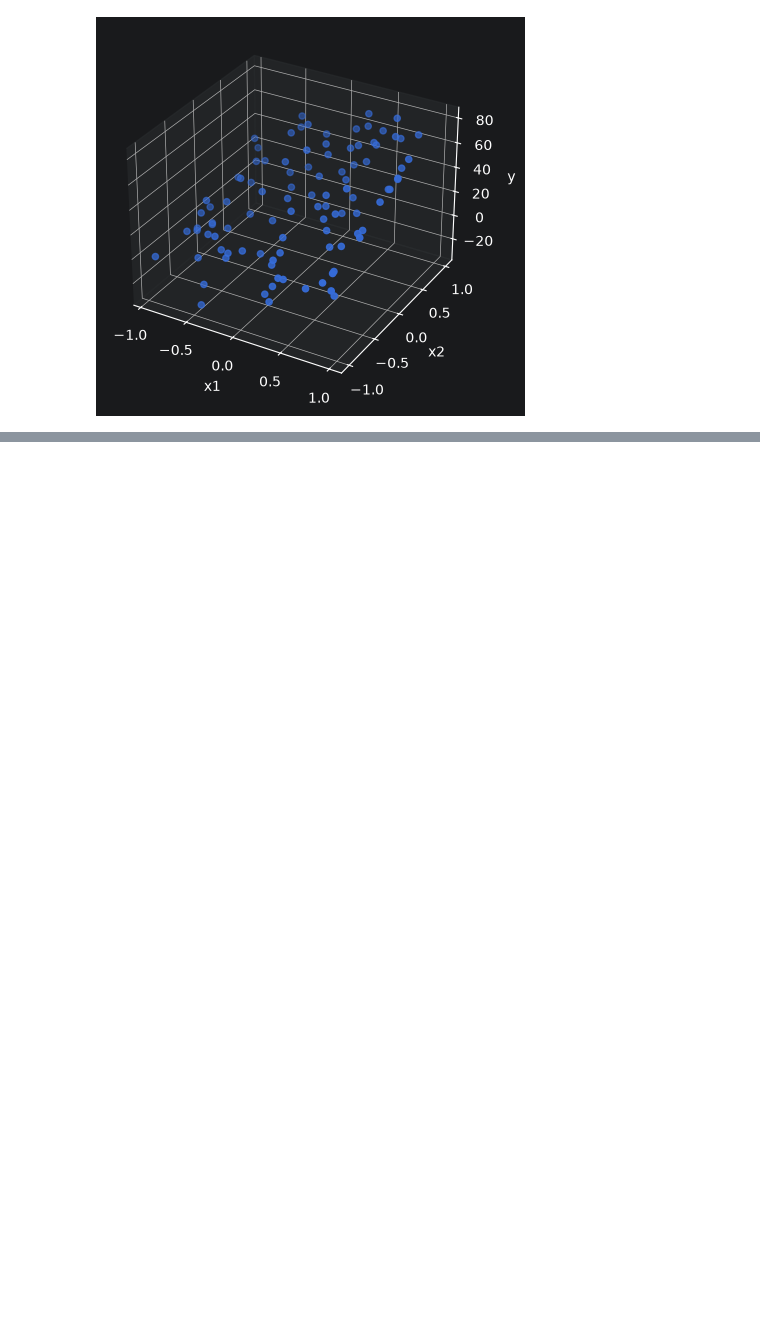
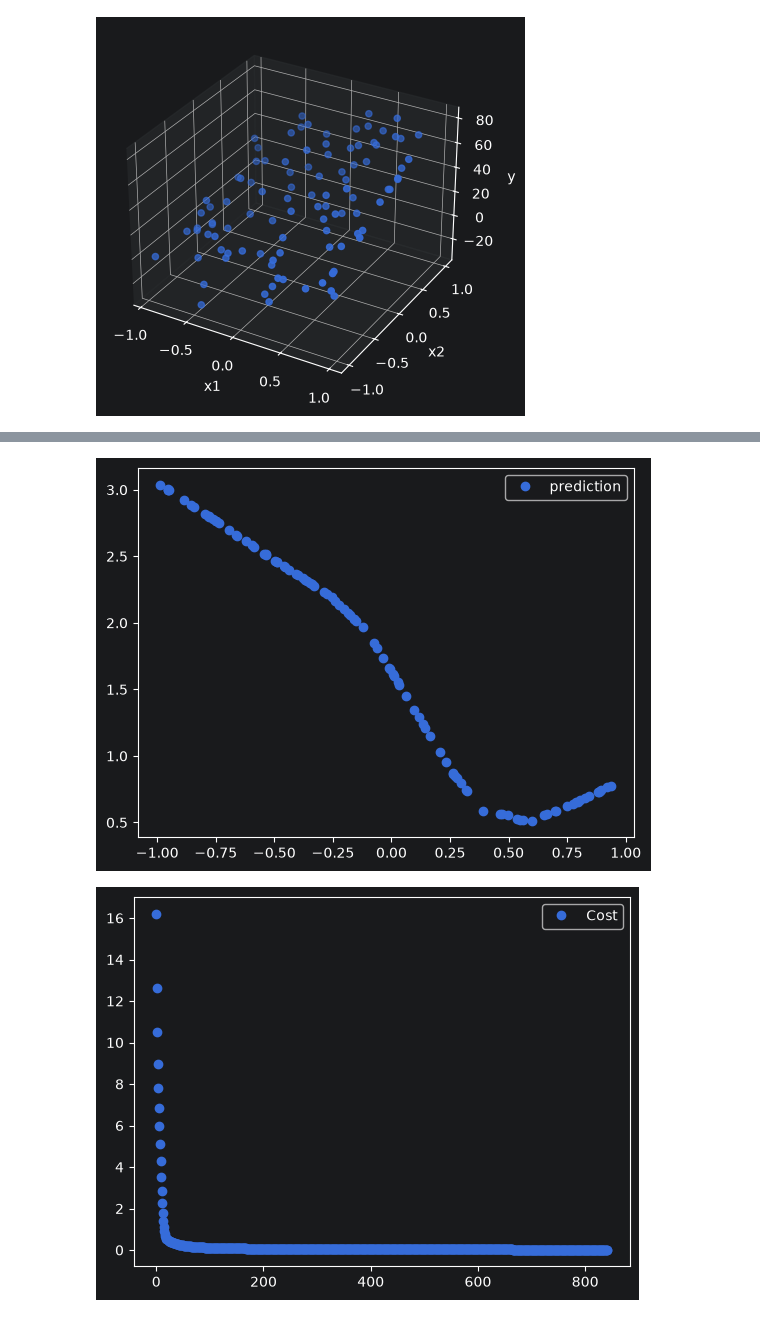
Before and after one commit to S-M-production/Reinforcement-Learning-Basics, a Jupyter notebook: notebooks/models/neural_network.ipynb, the cells around one changed output, grey strips where cells are left out. Cells and saved outputs as stored; diff of their text form; code cells hidden in the pictures; blank space fills up the shorter version.

```diff
--- a/notebooks/models/neural_network.ipynb
+++ b/notebooks/models/neural_network.ipynb
@@ -168,0 +225,24 @@ plot_comparison_3d(*x_input,y_output,*x_input,y_hat)
+# %%
+learning_rate = 0.0001
+model = Model([
+    Linear(input_dim=1,output_dim=10,learning_rate=learning_rate),
+    Relu(),
+    Linear(input_dim=10,output_dim=10,learning_rate=learning_rate),
+    Relu(),
+    Linear(input_dim=10,output_dim=10,learning_rate=learning_rate),
+    Relu(),
+    Linear(input_dim=10,output_dim=1,learning_rate=learning_rate)
+])
+#prediction graph:
+y_hat = model.forward_pass(x_input)
+plot_2d(x_input.reshape(-1),y_hat.reshape(-1),"prediction")
+
+cost_history = model.train(x_input,y_output,iterations=100000,cutoff=0.0008)
+
+#Trained graph:
+y_hat = model.forward_pass(x_input)
+plot_x_2d(cost_history,"Cost")
+plot_comparison_2d(x_input.reshape(-1), y_output.reshape(-1), x_input.reshape(-1), y_hat.reshape(-1))
+# %% [output]
+[figure, added]
+[figure, added]
```
Also changed, not shown: parts of 8 cells of this notebook.
